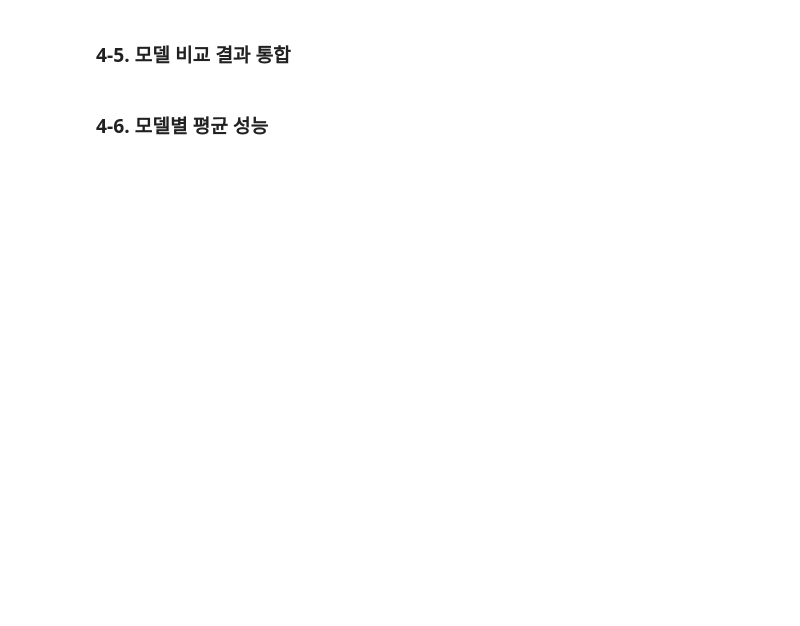
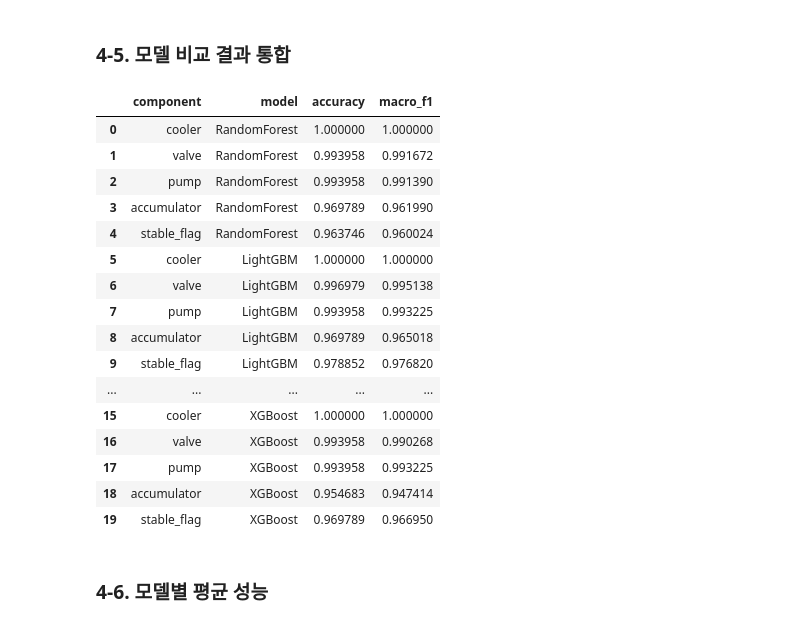
Before and after one commit to yuudong123/ai-first-project, a Jupyter notebook: notebooks/03_model_evaluation.ipynb, the cells around one changed output. Drawn from its saved outputs; the diff is of its cells as text; code cells hidden in the pictures; blank space fills up the shorter version.

```diff
--- a/notebooks/03_model_evaluation.ipynb
+++ b/notebooks/03_model_evaluation.ipynb
@@ -440,13 +468,13 @@ rf_compare_models = {}
 
 for component in target_order:
     X_train, y_train = get_xy(
-        features_10s,
+        features_20s,
         train_ids,
         component
     )
 
     X_val, y_val = get_xy(
-        features_10s,
+        features_20s,
         val_ids,
         component
     )
@@ -504,13 +611,13 @@ extra_compare_models = {}
 
 for component in target_order:
     X_train, y_train = get_xy(
-        features_10s,
+        features_20s,
         train_ids,
         component
     )
 
     X_val, y_val = get_xy(
-        features_10s,
+        features_20s,
         val_ids,
         component
     )
@@ -569,13 +683,13 @@ xgb_compare_models = {}
 if XGBOOST_AVAILABLE:
     for component in target_order:
         X_train, y_train = get_xy(
-            features_10s,
+            features_20s,
             train_ids,
             component
         )
 
         X_val, y_val = get_xy(
-            features_10s,
+            features_20s,
             val_ids,
             component
         )
@@ -656,22 +777,41 @@ else:
 # %%
 compare_frames = [
     rf_compare_results,
+    lgb_compare_results,
     extra_compare_results
 ]
 
 if XGBOOST_AVAILABLE:
     compare_frames.append(
         xgb_compare_results
     )
 
 model_compare_results = pd.concat(
     compare_frames,
     ignore_index=True
 )
 
 display(
     model_compare_results
 )
+# %% [output]
+|  | component | model | accuracy | macro_f1 |
+| 0 | cooler | RandomForest | 1.000000 | 1.000000 |
+| 1 | valve | RandomForest | 0.993958 | 0.991672 |
+| 2 | pump | RandomForest | 0.993958 | 0.991390 |
+| 3 | accumulator | RandomForest | 0.969789 | 0.961990 |
+| 4 | stable_flag | RandomForest | 0.963746 | 0.960024 |
+| 5 | cooler | LightGBM | 1.000000 | 1.000000 |
+| 6 | valve | LightGBM | 0.996979 | 0.995138 |
+| 7 | pump | LightGBM | 0.993958 | 0.993225 |
+| 8 | accumulator | LightGBM | 0.969789 | 0.965018 |
+| 9 | stable_flag | LightGBM | 0.978852 | 0.976820 |
+| ... | ... | ... | ... | ... |
+| 15 | cooler | XGBoost | 1.000000 | 1.000000 |
+| 16 | valve | XGBoost | 0.993958 | 0.990268 |
+| 17 | pump | XGBoost | 0.993958 | 0.993225 |
+| 18 | accumulator | XGBoost | 0.954683 | 0.947414 |
+| 19 | stable_flag | XGBoost | 0.969789 | 0.966950 |
 # %% [markdown]
 ### 4-6. 모델별 평균 성능
 # %%
```
Also changed, not shown: parts of 46 cells of this notebook, 14 other files.
